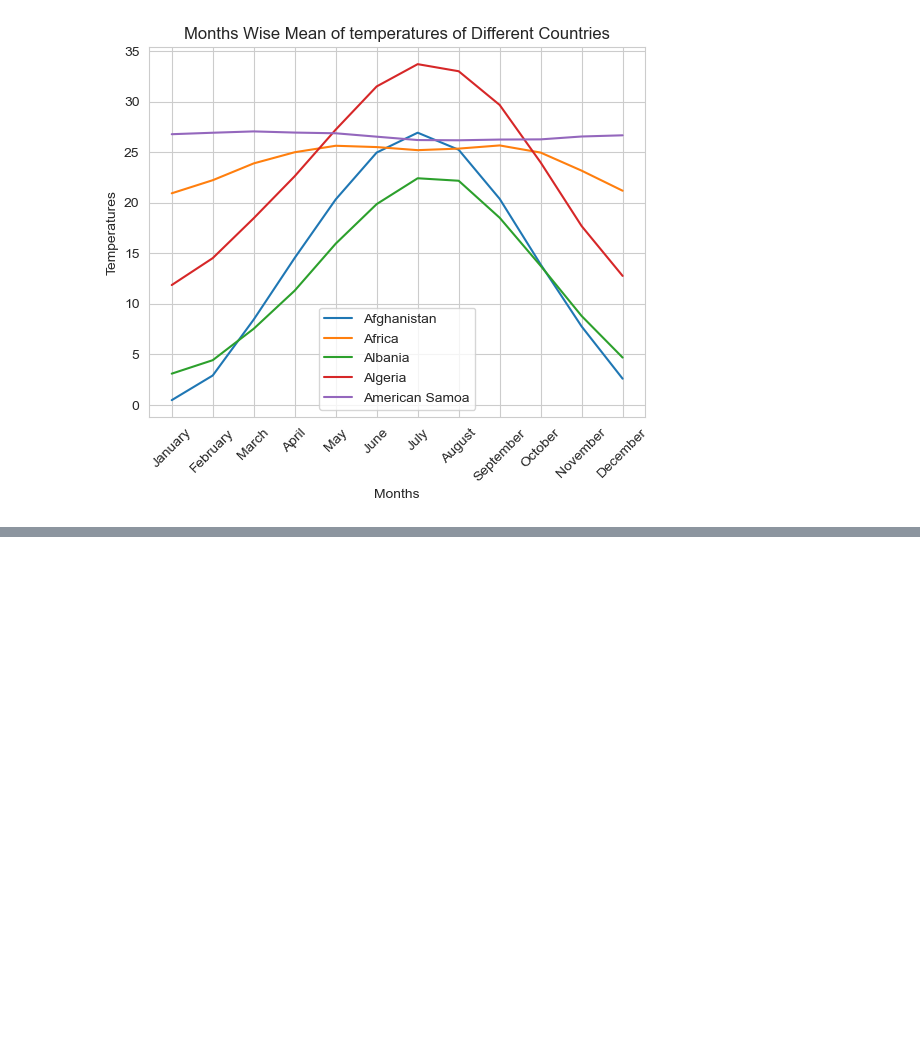
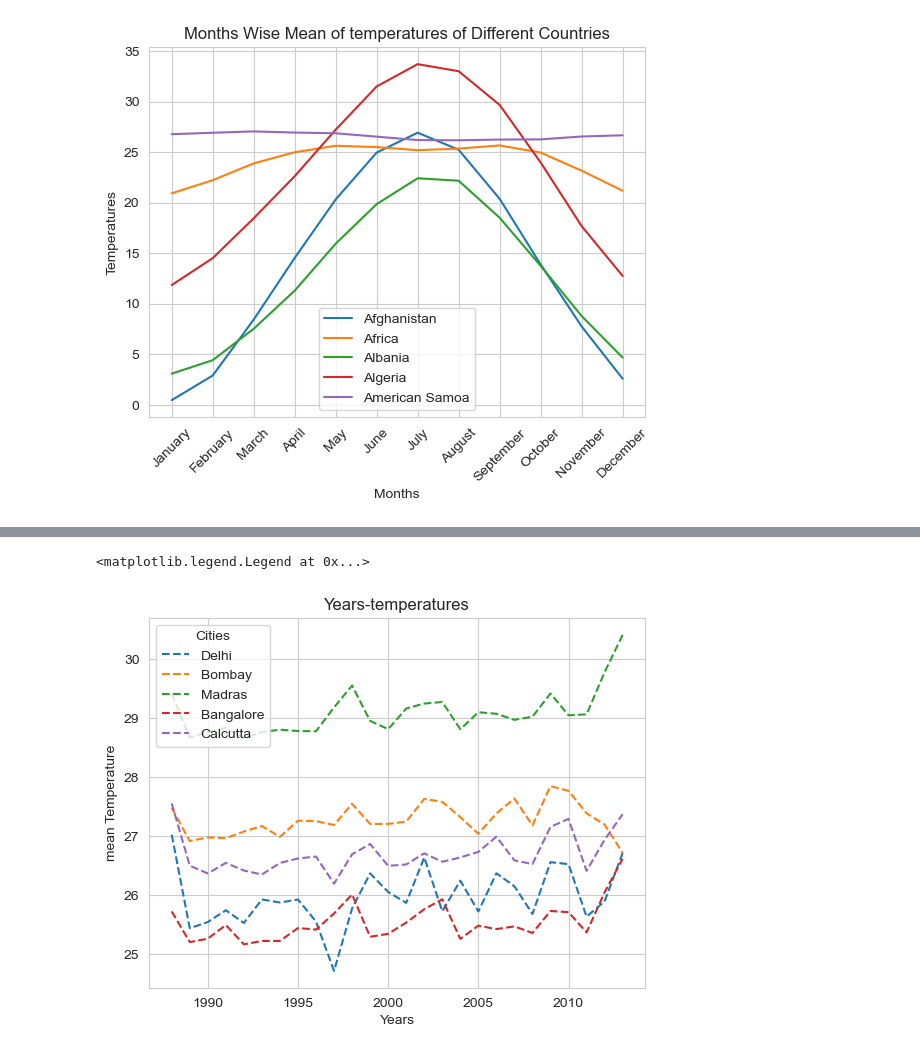
Before and after one commit to Umeshpotha/globallandsurfacetemperatures_analysis, a Jupyter notebook: WorldSurfaceTemperatureAnalysis.ipynb, the cells around one changed output, grey strips where cells are left out. Cells and saved outputs as stored; diff of their text form; code cells hidden in the pictures; blank space fills up the shorter version.

Commit message:
Data Project

```diff
--- a/WorldSurfaceTemperatureAnalysis.ipynb
+++ b/WorldSurfaceTemperatureAnalysis.ipynb
@@ -262,0 +233,9 @@ Include the following cities in analysis
+# %%
+city['dt']=pd.to_datetime(city['dt'])
+# %%
+city['year']=city['dt'].dt.year
+# %%
+group1=city.groupby(['year','City'])['AverageTemperature']
+# %%
+data=group1.mean().unstack()
+data.head()
@@ -262,0 +250,10 @@ Include the following cities in analysis
+# %%
+plt.xlabel('Years')
+plt.ylabel('mean Temperature')
+plt.title('Years-temperatures')
+for i in ['Delhi','Bombay','Madras','Bangalore','Calcutta']:
+    plt.plot(data[i],label=i,linestyle='--')
+plt.legend(loc='upper left',title='Cities')
+# %% [output]
+<matplotlib.legend.Legend at 0x...>
+[figure, added]
```
Also changed, not shown: parts of 28 cells of this notebook.
